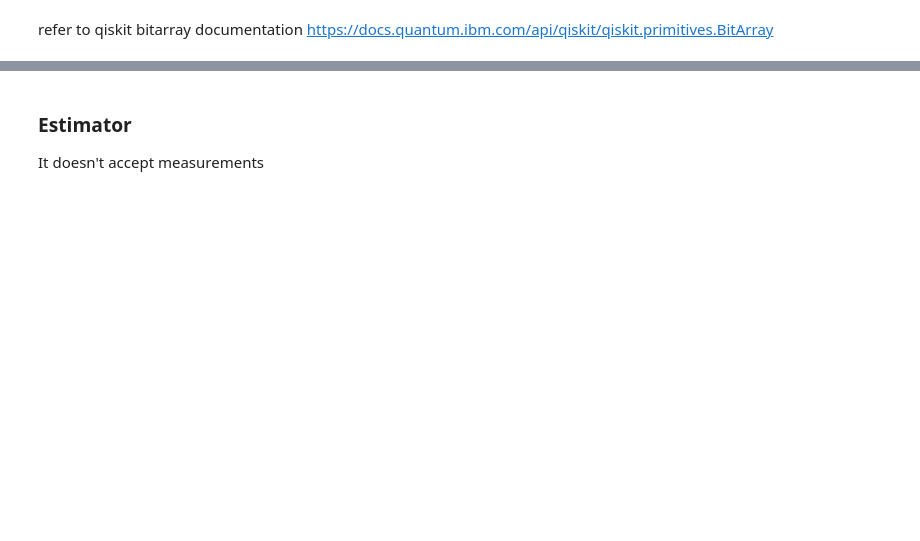
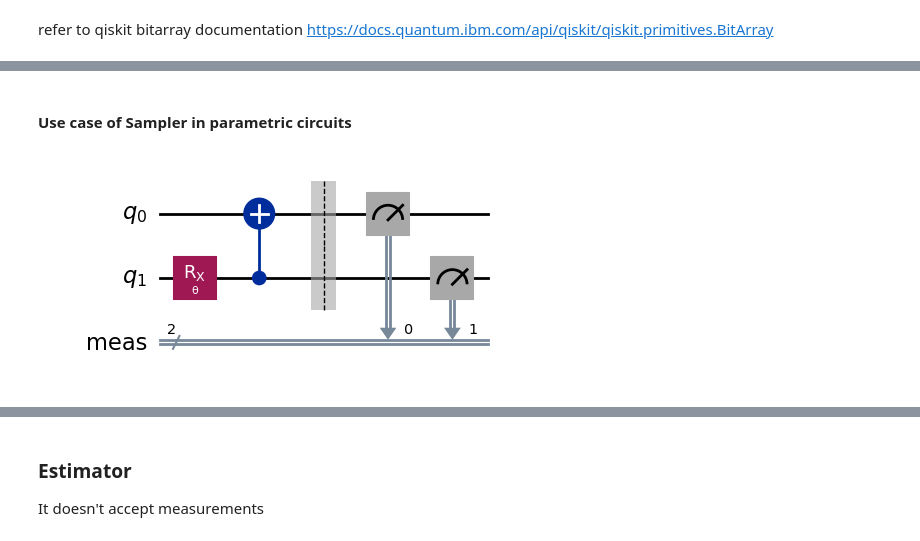
Before and after one commit to AKookani/Qiskit_course, a Jupyter notebook: Qiskit1.ipynb, the cells around one changed output, grey strips where cells are left out. Drawn from its saved outputs; the diff is of its cells as text; code cells hidden in the pictures; blank space fills up the shorter version.

```diff
--- a/Qiskit1.ipynb
+++ b/Qiskit1.ipynb
@@ -523,23 +549,27 @@ print(result_sampler[0].data.c.get_counts())
+# %% [markdown]
+#### Use case of Sampler in parametric circuits
 # %%
 # Import the Parameter class from qiskit.circuit
 from qiskit.circuit import Parameter
 
 # Define a parameter 'theta'
-theta = Parameter('theta')
+theta = Parameter('θ')
 
 # Create a quantum circuit with 2 qubits
 qc2 = QuantumCircuit(2)
 
 # Apply an RX rotation gate with parameter 'theta' to the second qubit (qubit 1)
 qc2.rx(theta, 1)
 
 # Apply a CNOT (CX) gate with the second qubit (qubit 1) as the control and the first qubit (qubit 0) as the target
 qc2.cx(1, 0)
 
 # Measure all qubits
 qc2.measure_all()
 
 # Draw the quantum circuit using Matplotlib
 qc2.draw('mpl')
+# %% [output]
+[figure, added]
 # %%
 # Import the math module for mathematical functions
```
Also changed, not shown: parts of 36 cells of this notebook.
